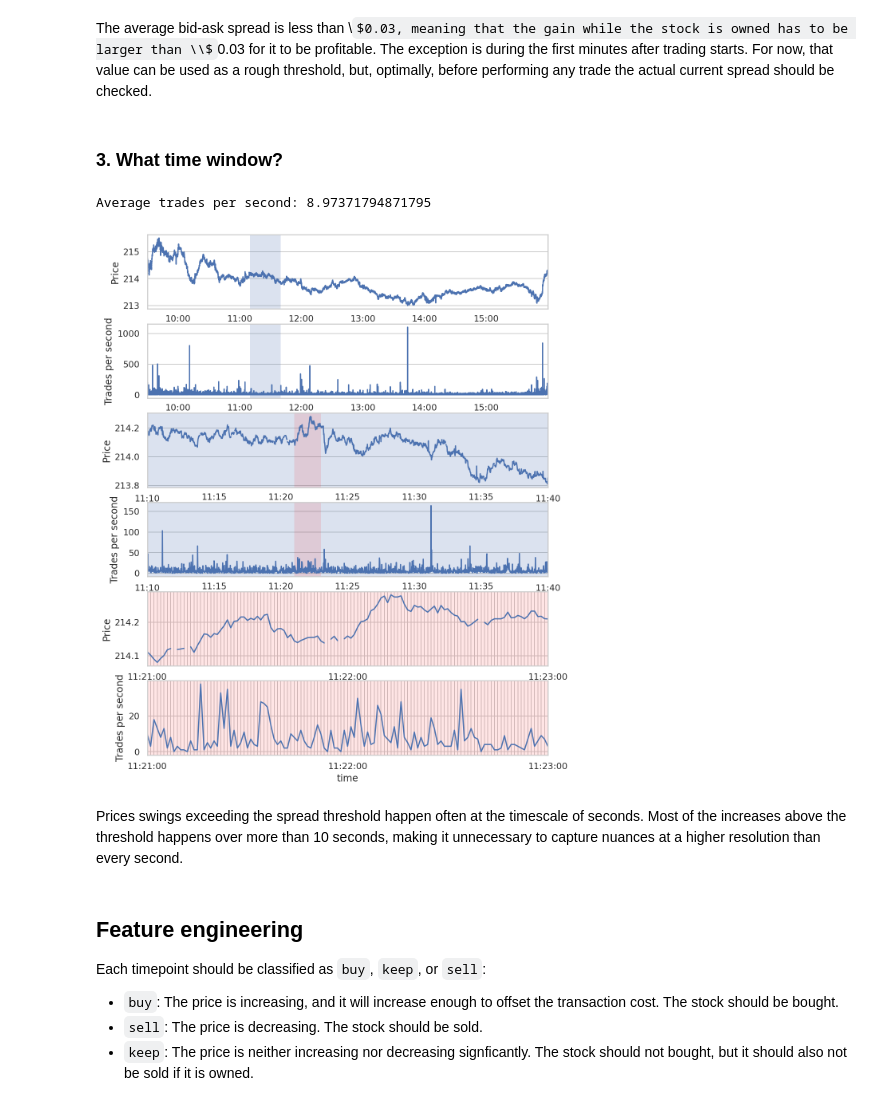
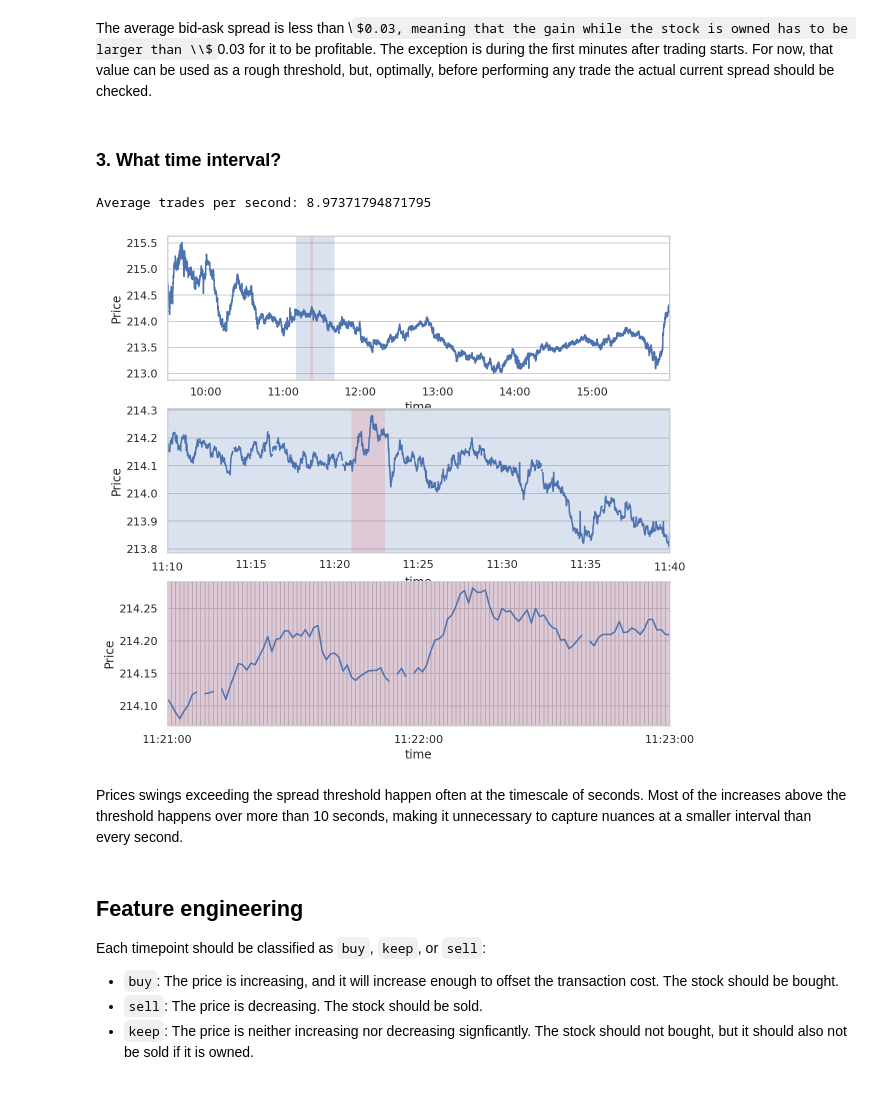
Before and after one commit to dwitvliet/project-stock-trading, a Jupyter notebook: stock_prediction.ipynb, the cells around one changed output. Cells and saved outputs as stored; diff of their text form; code cells hidden in the pictures; some formulas as TeX source.

Commit message:
Simplified time interval plot and text

```diff
--- a/stock_prediction.ipynb
+++ b/stock_prediction.ipynb
@@ -163,39 +163,33 @@ Average bid-ask spread: 0.027016238675559225
 # %% [markdown]
 The average bid-ask spread is less than \\$0.03, meaning that the gain while the stock is owned has to be larger than \\$0.03 for it to be profitable. The exception is during the first minutes after trading starts. For now, that value can be used as a rough threshold, but, optimally, before performing any trade the actual current spread should be checked.
 # %% [markdown]
-### 3. What time window?
+### 3. What time interval?
 # %%
 time_window = '1s' #'100ms'
 grouper = pd.Grouper(key='time', freq=time_window)
 price_per_second = trades.groupby(grouper)['price'].agg(['mean', 'count']) \
     .between_time('9:30', '16:00', include_end=False)
 
-fig, axes = plt.subplots(6, 1, figsize=(9, 12))
+fig, axes = plt.subplots(3, 1, figsize=(9, 9))
 price_per_second['mean'].plot.line(ax=axes[0], ylabel='Price')
-price_per_second['count'].plot.line(ax=axes[1], ylabel='Trades per second')
 
-subset1 = price_per_second.between_time('10:00', '10:30')
 subset1 = price_per_second.between_time('11:10', '11:40')
-subset1['mean'].plot.line(ax=axes[2], ylabel='Price')
-subset1['count'].plot.line(ax=axes[3], ylabel='Trades per second')
-for ax in axes[:4]:
+subset1['mean'].plot.line(ax=axes[1], ylabel='Price')
+
+subset2 = price_per_second.between_time('11:21', '11:23')
+subset2['mean'].plot.line(ax=axes[2], ylabel='Price')
+axes[2].xaxis.set_major_locator(mpl.ticker.MultipleLocator(base=1.0))
+
+for ax in axes:
     ax.axvspan(*subset1.index[[0, -1]], alpha=0.2, lw=0)
-
-subset2 = price_per_second.between_time('10:15', '10:17')
-subset2 = price_per_second.between_time('11:21', '11:23')
-subset2['mean'].plot.line(ax=axes[4], ylabel='Price')
-subset2['count'].plot.line(ax=axes[5], ylabel='Trades per second')
-for ax in axes[2:]:
     ax.axvspan(*subset2.index[[0, -1]], color='red', alpha=0.1, lw=0)
-for ax in axes[4:]:
-    ax.xaxis.set_major_locator(mpl.ticker.MultipleLocator(base=1.0))
 
 print('Average trades per second:', price_per_second['count'].mean())
 # %% [output]
 Average trades per second: 8.97371794871795
-[figure, old version]
+[figure, new version]
 # %% [markdown]
-Prices swings exceeding the spread threshold happen often at the timescale of seconds. Most of the increases above the threshold happens over more than 10 seconds, making it unnecessary to capture nuances at a higher resolution than every second.
+Prices swings exceeding the spread threshold happen often at the timescale of seconds. Most of the increases above the threshold happens over more than 10 seconds, making it unnecessary to capture nuances at a smaller interval than every second.
 # %% [markdown]
 ## Feature engineering
 
```
Also changed, not shown: parts of 1 cell of this notebook.
